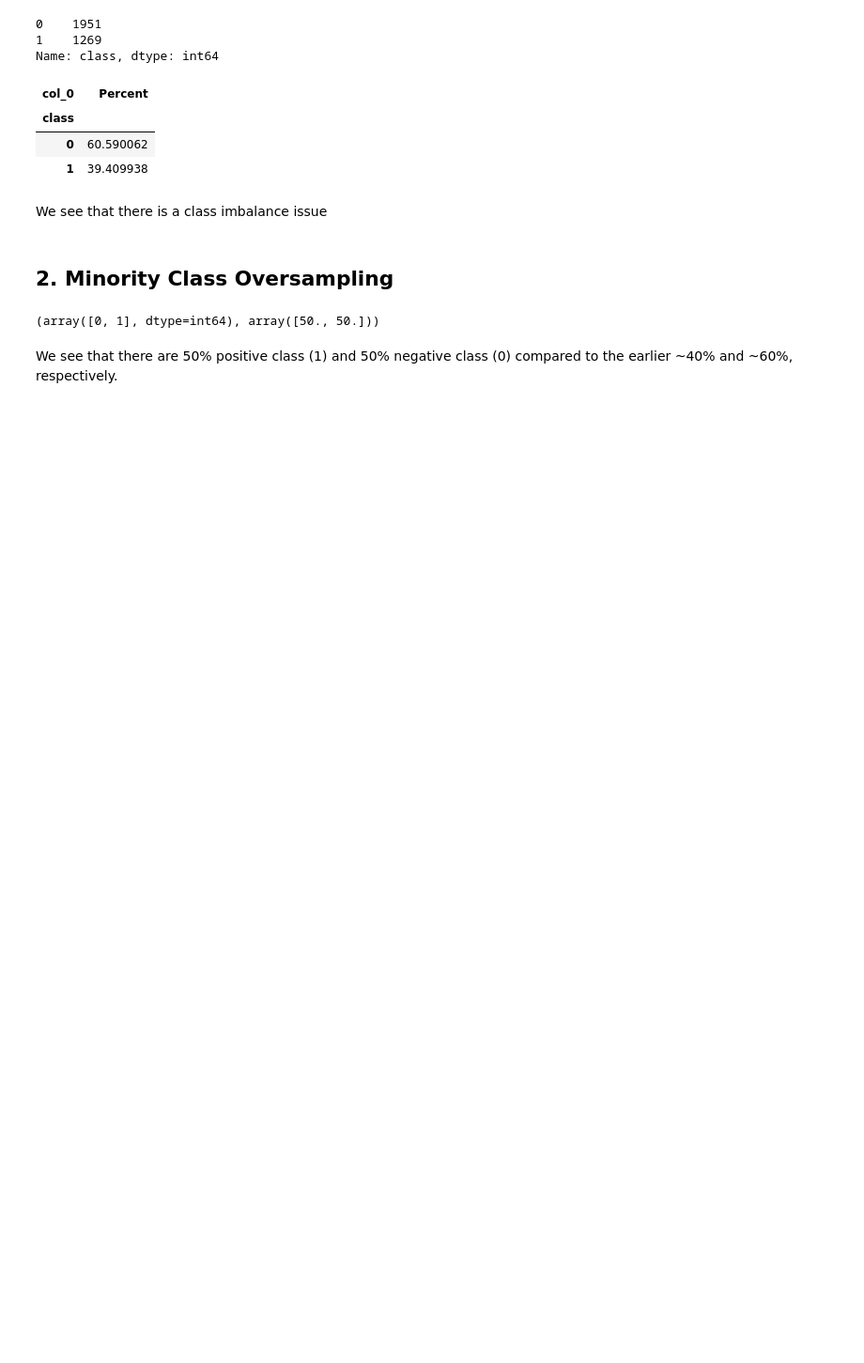
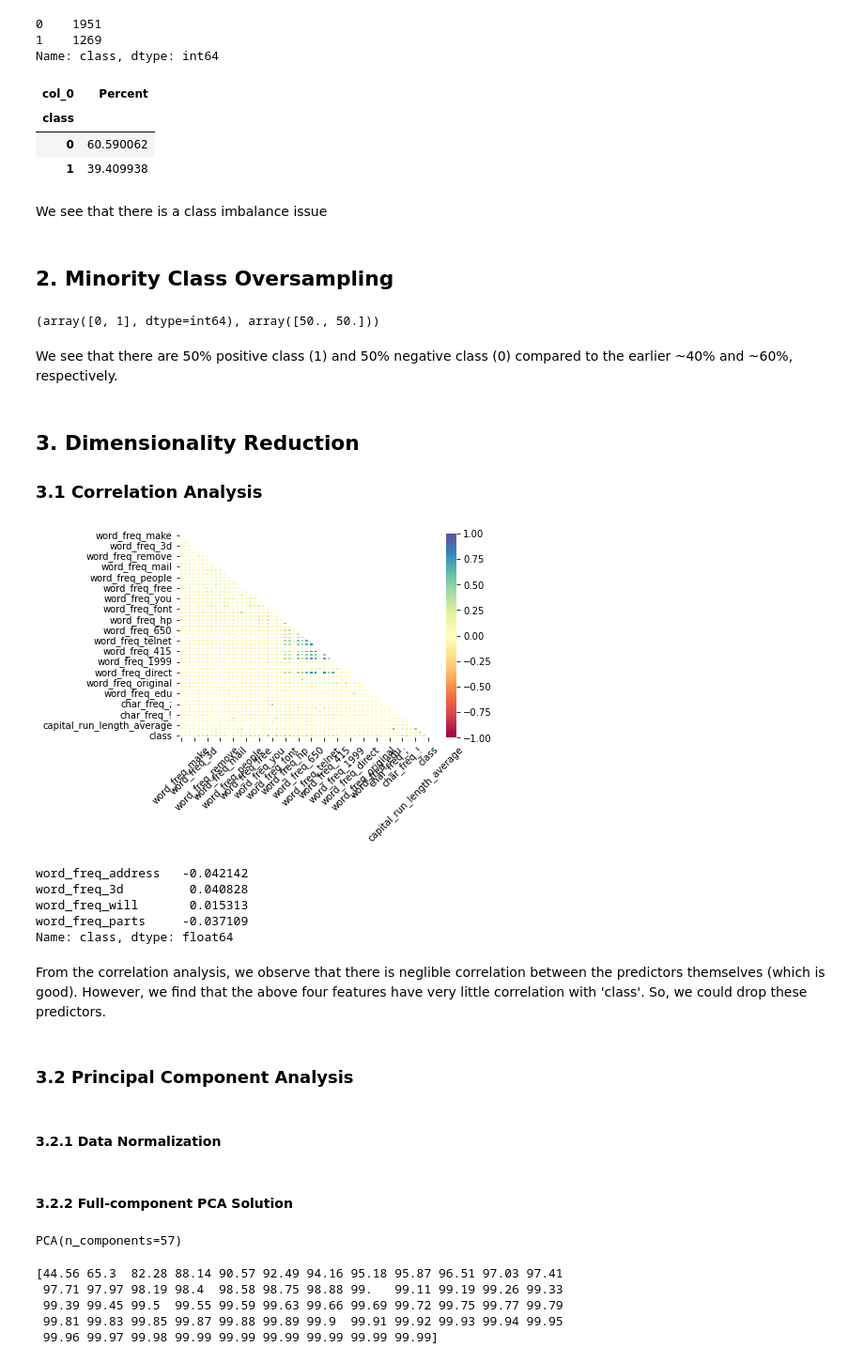
Before and after one commit to montimaj/IST_5520_Challenge, a Jupyter notebook: spam_classifier_model_tuning.ipynb, the cells around one changed output. Shown at 94% size. Saved outputs shown, nothing was run; the diff lists cells and outputs as text; code cells hidden in the pictures; blank space fills up the shorter version.

```diff
--- a/spam_classifier_model_tuning.ipynb
+++ b/spam_classifier_model_tuning.ipynb
@@ -88,3 +88,9 @@ y_unique, counts
 (array([0, 1], dtype=int64), array([50., 50.]))
 # %% [markdown]
 We see that there are 50% positive class (1) and 50% negative class (0) compared to the earlier ~40% and ~60%, respectively.
+# %% [markdown]
+## 3. Dimensionality Reduction
+### 3.1 Correlation Analysis
+# %%
+full_df = X_resampled.copy()
+full_df['class'] = y_resampled
@@ -90,0 +101,25 @@ We see that there are 50% positive class (1) and 50% negative class (0) compared
+# %%
+# Correlation heatmap
+corr = full_df.corr()
+mask = np.zeros_like(corr)
+mask[np.triu_indices_from(mask)] = True
+sns.heatmap(corr, cmap='Spectral', vmax=1.0, vmin=-1.0 , mask = mask, linewidths=2)
+
+plt.yticks(rotation=0)
+plt.xticks(rotation=45)
+
+plt.show()
+# %% [output]
+[figure, added]
+# %%
+corr[~((np.round(corr['class'], 1) >= 0.1) | (np.round(corr['class'], 1) <= -0.1))]['class']
+# %% [output]
+word_freq_address   -0.042142
+word_freq_3d         0.040828
+word_freq_will       0.015313
+word_freq_parts     -0.037109
+Name: class, dtype: float64
+# %% [markdown]
+From the correlation analysis, we observe that there is neglible correlation between the predictors themselves (which is good). However, we find that the above four features have very little correlation with 'class'. So, we could drop these predictors.
+# %% [markdown]
+### 3.2 Principal Component Analysis
@@ -90,0 +129,2 @@ We see that there are 50% positive class (1) and 50% negative class (0) compared
+# %% [markdown]
+#### 3.2.1 Data Normalization
@@ -90,0 +135,16 @@ We see that there are 50% positive class (1) and 50% negative class (0) compared
+# %% [markdown]
+#### 3.2.2 Full-component PCA Solution
+# %%
+pca_linear = PCA(n_components=X_resampled.shape[1])
+pca_linear.fit(norm_arr)
+# %% [output]
+PCA(n_components=57)
+# %%
+var_pca = np.cumsum(np.round(pca_linear.explained_variance_ratio_, decimals=4) * 100)
+print(var_pca)
+# %% [output]
+[44.56 65.3  82.28 88.14 90.57 92.49 94.16 95.18 95.87 96.51 97.03 97.41
+ 97.71 97.97 98.19 98.4  98.58 98.75 98.88 99.   99.11 99.19 99.26 99.33
+ 99.39 99.45 99.5  99.55 99.59 99.63 99.66 99.69 99.72 99.75 99.77 99.79
+ 99.81 99.83 99.85 99.87 99.88 99.89 99.9  99.91 99.92 99.93 99.94 99.95
+ 99.96 99.97 99.98 99.99 99.99 99.99 99.99 99.99 99.99]
```
Also changed, not shown: parts of 9 cells of this notebook.
